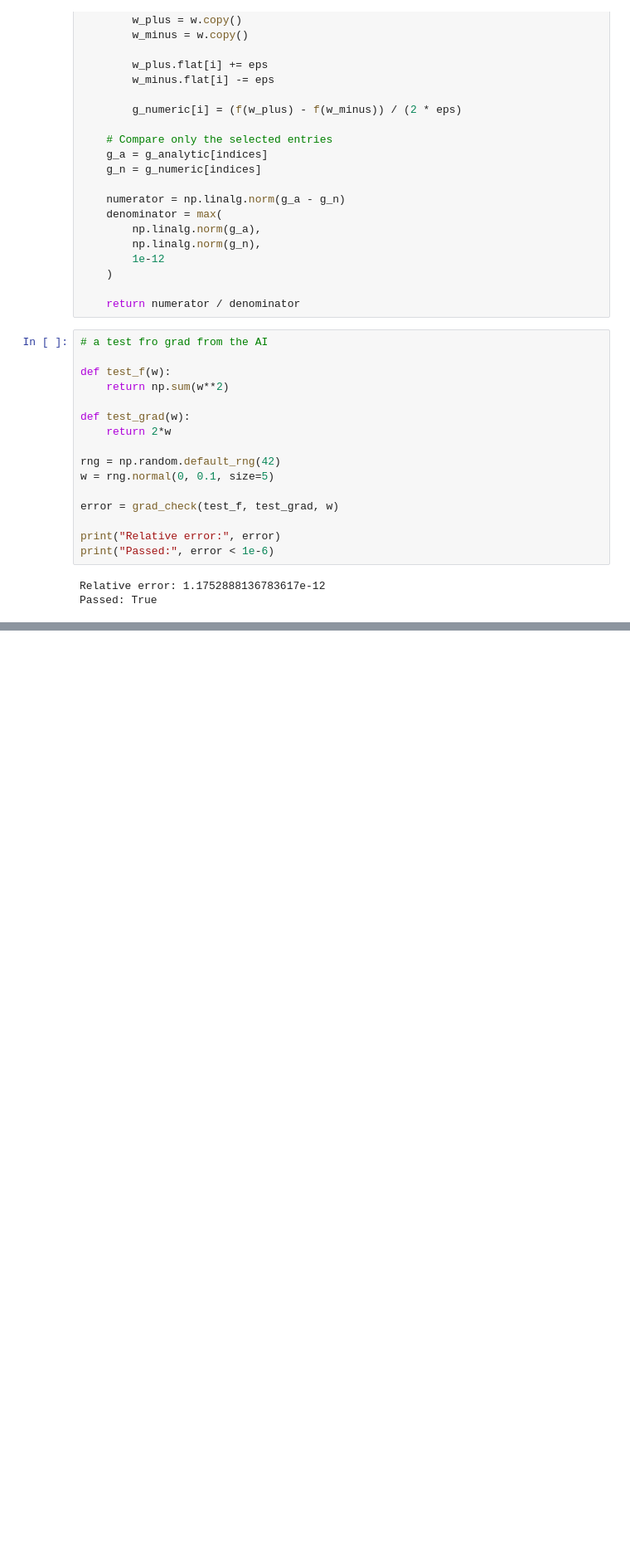
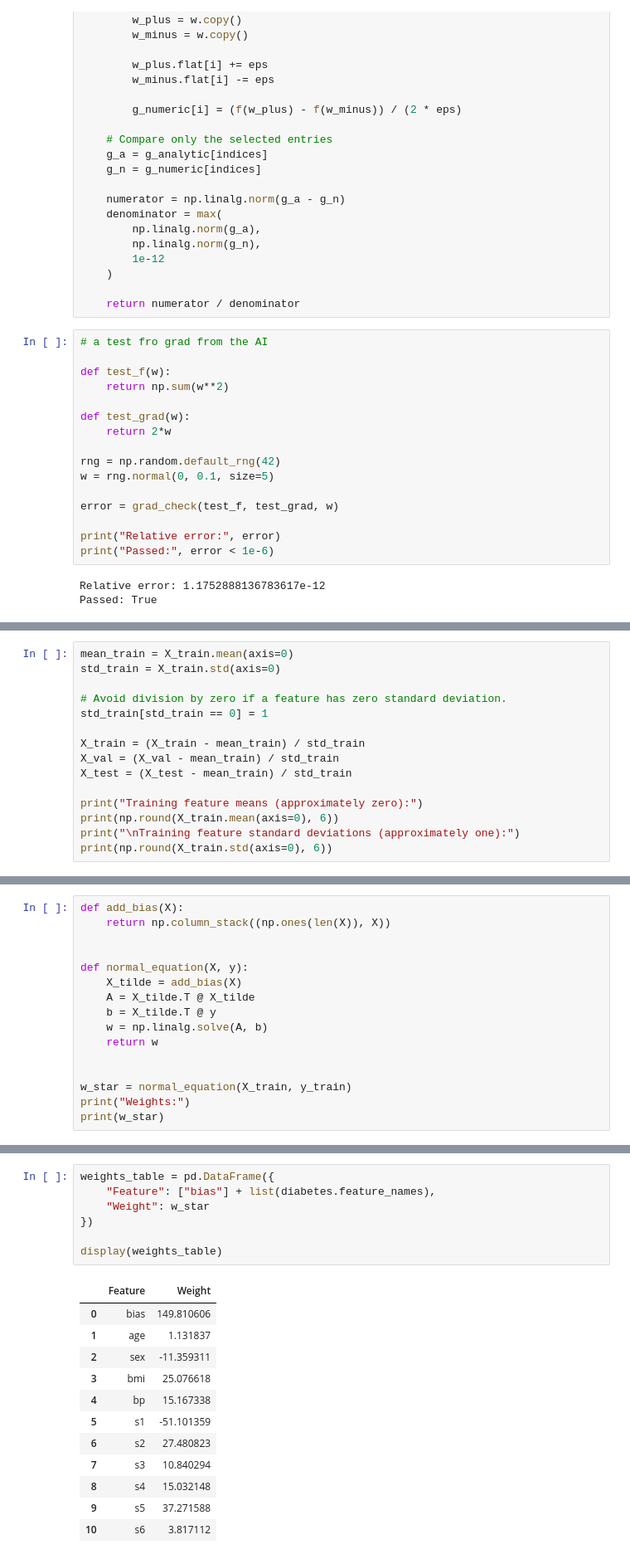
Before and after one commit to Ziad-Gebril/Linear-Models-and-Support-Vector-Machines, a Jupyter notebook: ML_assignment_2.ipynb, the cells around one changed output, grey strips where cells are left out. Shown at 83% size. Drawn from its saved outputs; the diff is of its cells as text; blank space fills up the shorter version.

```diff
--- a/ML_assignment_2.ipynb
+++ b/ML_assignment_2.ipynb
@@ -455,0 +491,15 @@ Passed: True
+# %%
+mean_train = X_train.mean(axis=0)
+std_train = X_train.std(axis=0)
+
+# Avoid division by zero if a feature has zero standard deviation.
+std_train[std_train == 0] = 1
+
+X_train = (X_train - mean_train) / std_train
+X_val = (X_val - mean_train) / std_train
+X_test = (X_test - mean_train) / std_train
+
+print("Training feature means (approximately zero):")
+print(np.round(X_train.mean(axis=0), 6))
+print("\nTraining feature standard deviations (approximately one):")
+print(np.round(X_train.std(axis=0), 6))
@@ -455,0 +512,16 @@ Passed: True
+# %%
+def add_bias(X):
+    return np.column_stack((np.ones(len(X)), X))
+
+
+def normal_equation(X, y):
+    X_tilde = add_bias(X)
+    A = X_tilde.T @ X_tilde
+    b = X_tilde.T @ y
+    w = np.linalg.solve(A, b)
+    return w
+
+
+w_star = normal_equation(X_train, y_train)
+print("Weights:")
+print(w_star)
@@ -455,0 +560,20 @@ Passed: True
+# %%
+weights_table = pd.DataFrame({
+    "Feature": ["bias"] + list(diabetes.feature_names),
+    "Weight": w_star
+})
+
+display(weights_table)
+# %% [output]
+|  | Feature | Weight |
+| 0 | bias | 149.810606 |
+| 1 | age | 1.131837 |
+| 2 | sex | -11.359311 |
+| 3 | bmi | 25.076618 |
+| 4 | bp | 15.167338 |
+| 5 | s1 | -51.101359 |
+| 6 | s2 | 27.480823 |
+| 7 | s3 | 10.840294 |
+| 8 | s4 | 15.032148 |
+| 9 | s5 | 37.271588 |
+| 10 | s6 | 3.817112 |
```
Also changed, not shown: parts of 13 cells of this notebook.
